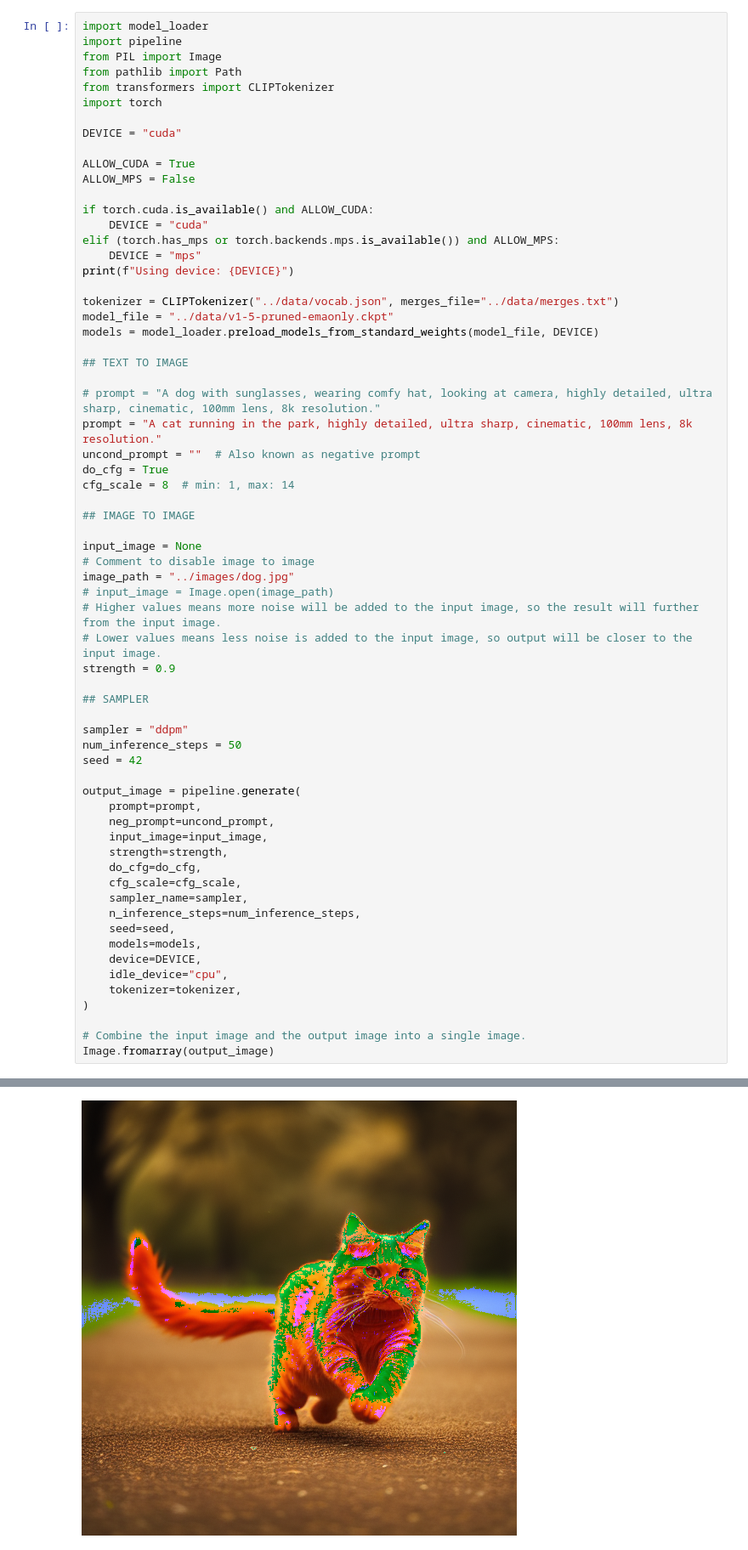
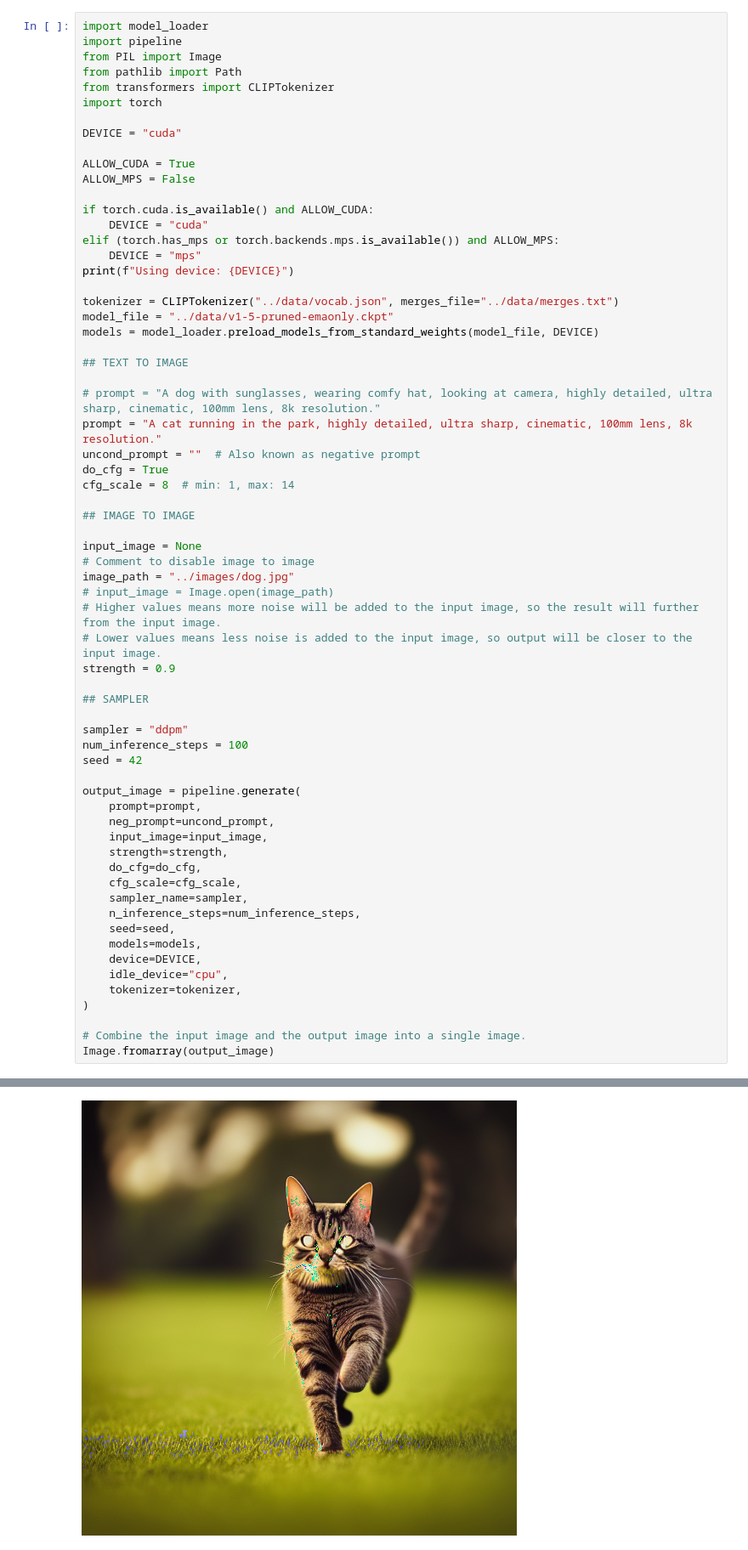
Before and after one commit to SorawitChok/Stable-Diffusion-from-Scratch, a Jupyter notebook: stable_diffusion/demo.ipynb, the cells around one changed output, grey strips where cells are left out. Shown at 85% size. Cells and saved outputs as stored; diff of their text form.

```diff
--- a/stable_diffusion/demo.ipynb
+++ b/stable_diffusion/demo.ipynb
@@ -37,32 +37,32 @@ image_path = "../images/dog.jpg"
 # input_image = Image.open(image_path)
 # Higher values means more noise will be added to the input image, so the result will further from the input image.
 # Lower values means less noise is added to the input image, so output will be closer to the input image.
 strength = 0.9
 
 ## SAMPLER
 
 sampler = "ddpm"
-num_inference_steps = 50
+num_inference_steps = 100
 seed = 42
 
 output_image = pipeline.generate(
     prompt=prompt,
     neg_prompt=uncond_prompt,
     input_image=input_image,
     strength=strength,
     do_cfg=do_cfg,
     cfg_scale=cfg_scale,
     sampler_name=sampler,
     n_inference_steps=num_inference_steps,
     seed=seed,
     models=models,
     device=DEVICE,
     idle_device="cpu",
     tokenizer=tokenizer,
 )
 
 # Combine the input image and the output image into a single image.
 Image.fromarray(output_image)
 # %% [output]
 Using device: cuda
-[figure, old version]
+[figure, new version]
```
